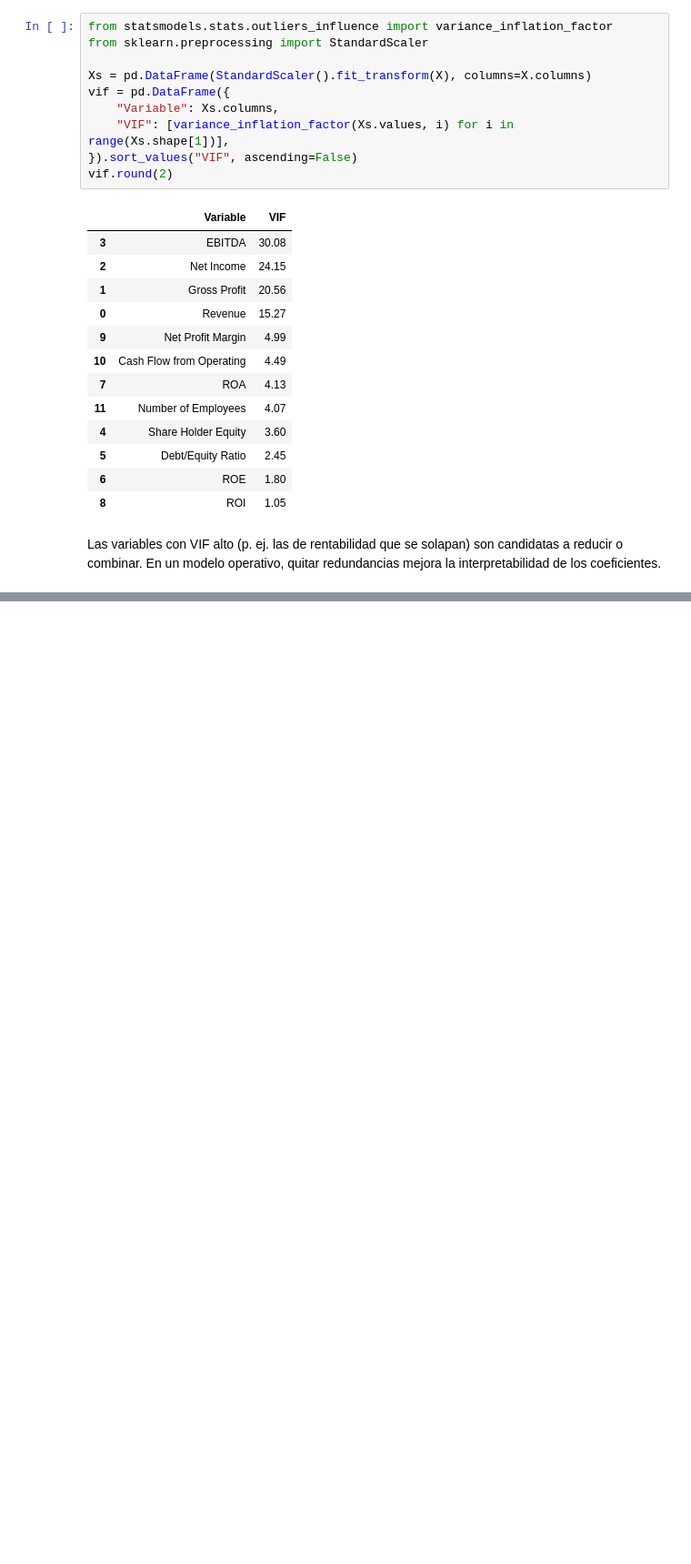
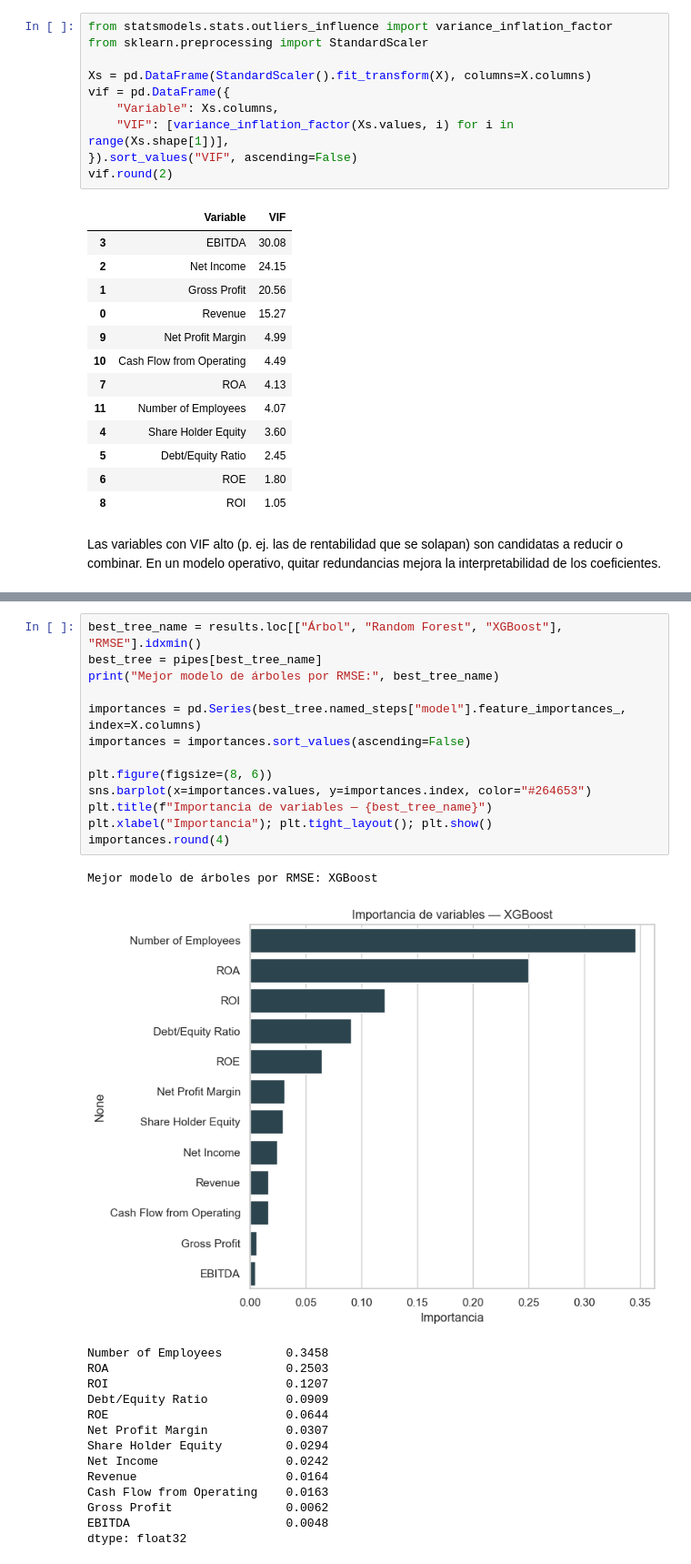
Before and after one commit to palenciaronald/ab-casos-avanzados-2026, a Jupyter notebook: notebooks/03-regresion/demo_viernes_financial_statements.ipynb, the cells around one changed output, grey strips where cells are left out. Shown at 91% size. Drawn from its saved outputs; the diff is of its cells as text; blank space fills up the shorter version.

```diff
--- a/notebooks/03-regresion/demo_viernes_financial_statements.ipynb
+++ b/notebooks/03-regresion/demo_viernes_financial_statements.ipynb
@@ -314,0 +423,29 @@ dtype: float64
+# %%
+best_tree_name = results.loc[["Árbol", "Random Forest", "XGBoost"], "RMSE"].idxmin()
+best_tree = pipes[best_tree_name]
+print("Mejor modelo de árboles por RMSE:", best_tree_name)
+
+importances = pd.Series(best_tree.named_steps["model"].feature_importances_, index=X.columns)
+importances = importances.sort_values(ascending=False)
+
+plt.figure(figsize=(8, 6))
+sns.barplot(x=importances.values, y=importances.index, color="#264653")
+plt.title(f"Importancia de variables — {best_tree_name}")
+plt.xlabel("Importancia"); plt.tight_layout(); plt.show()
+importances.round(4)
+# %% [output]
+Mejor modelo de árboles por RMSE: XGBoost
+[figure, added]
+Number of Employees         0.3458
+ROA                         0.2503
+ROI                         0.1207
+Debt/Equity Ratio           0.0909
+ROE                         0.0644
+Net Profit Margin           0.0307
+Share Holder Equity         0.0294
+Net Income                  0.0242
+Revenue                     0.0164
+Cash Flow from Operating    0.0163
+Gross Profit                0.0062
+EBITDA                      0.0048
+dtype: float32
```
Also changed, not shown: parts of 19 cells of this notebook, 30 other files.
